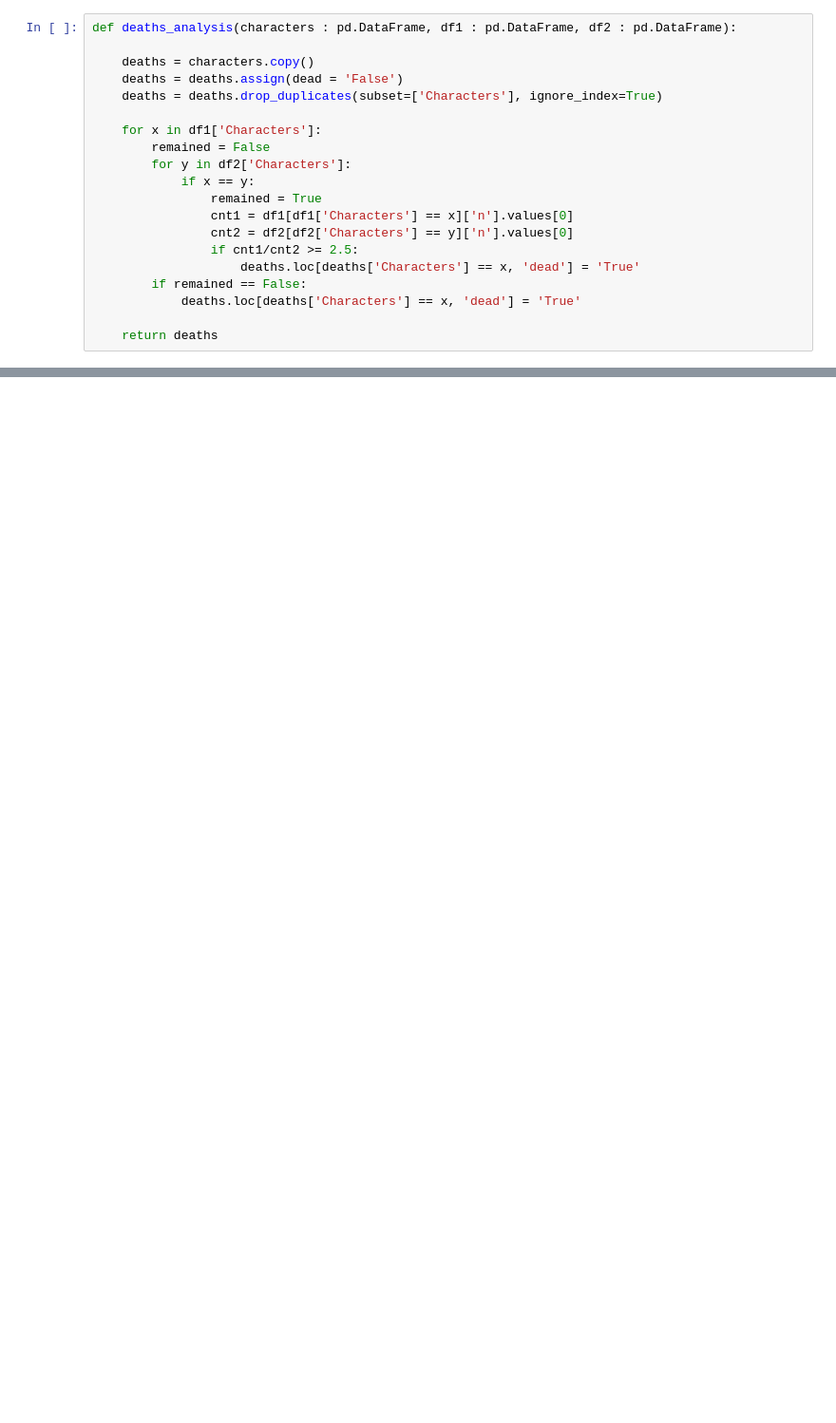
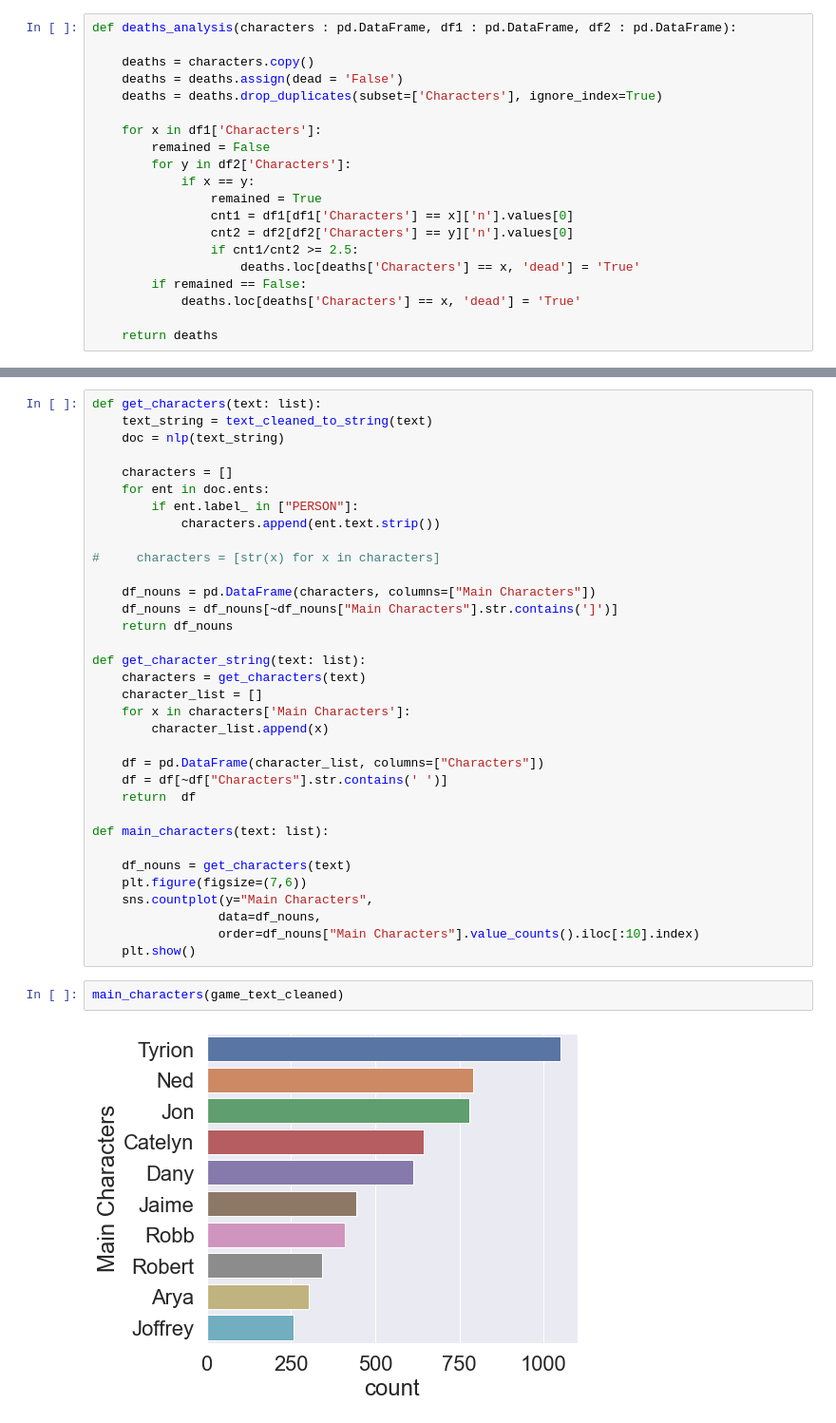
Before and after one commit to Suru-09/Data-Mining, a Jupyter notebook: notebooks/topic_analysis.ipynb, the cells around one changed output, grey strips where cells are left out. Shown: that part at 95% size. Saved outputs shown, nothing was run; the diff lists cells and outputs as text; blank space fills up the shorter version.

```diff
--- a/notebooks/topic_analysis.ipynb
+++ b/notebooks/topic_analysis.ipynb
@@ -279,0 +270,38 @@ pyLDAvis.display(lda_visualization)
+# %%
+def get_characters(text: list):
+    text_string = text_cleaned_to_string(text)
+    doc = nlp(text_string)
+
+    characters = []
+    for ent in doc.ents:
+        if ent.label_ in ["PERSON"]:
+            characters.append(ent.text.strip())
+
+#     characters = [str(x) for x in characters]
+
+    df_nouns = pd.DataFrame(characters, columns=["Main Characters"])
+    df_nouns = df_nouns[~df_nouns["Main Characters"].str.contains(']')]
+    return df_nouns
+
+def get_character_string(text: list):
+    characters = get_characters(text)
+    character_list = []
+    for x in characters['Main Characters']:
+        character_list.append(x)
+
+    df = pd.DataFrame(character_list, columns=["Characters"])
+    df = df[~df["Characters"].str.contains(' ')]
+    return  df
+
+def main_characters(text: list):
+
+    df_nouns = get_characters(text)
+    plt.figure(figsize=(7,6))
+    sns.countplot(y="Main Characters",
+                 data=df_nouns,
+                 order=df_nouns["Main Characters"].value_counts().iloc[:10].index)
+    plt.show()
+# %%
+main_characters(game_text_cleaned)
+# %% [output]
+[figure, added]
```
Also changed, not shown: parts of 32 cells of this notebook, 17 other files.
